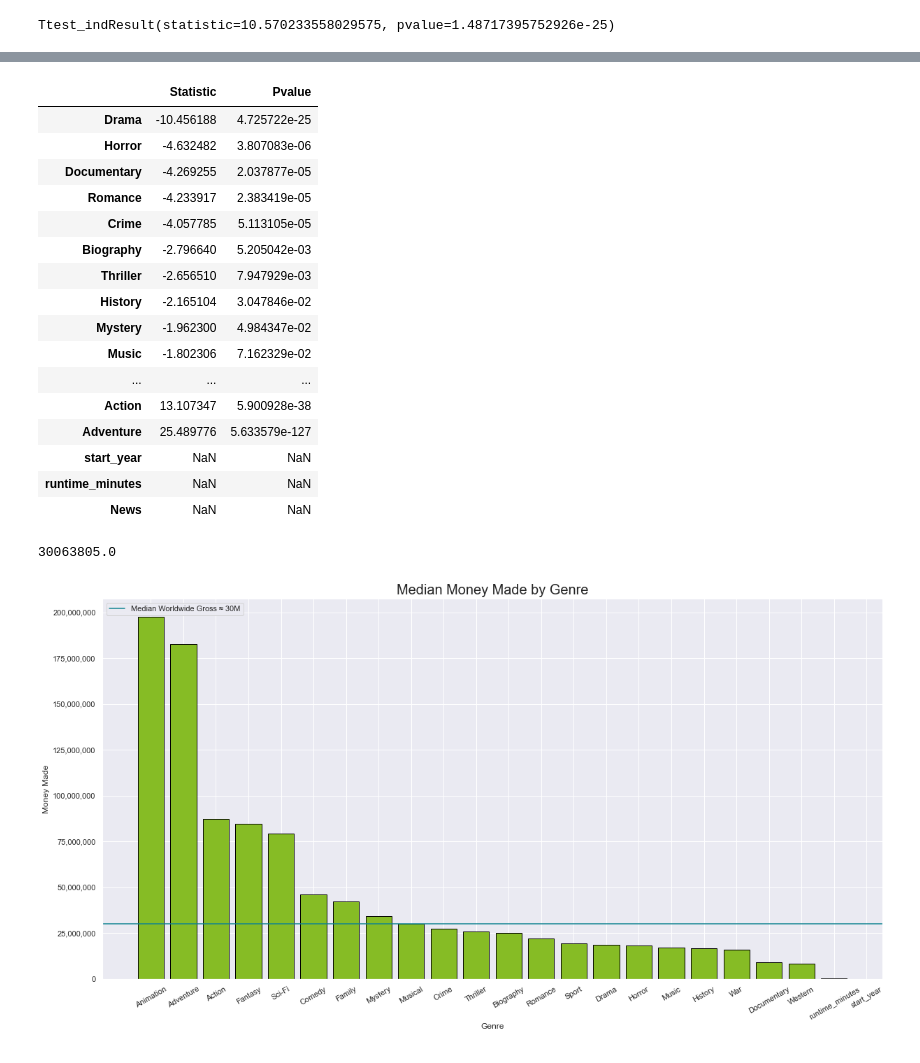
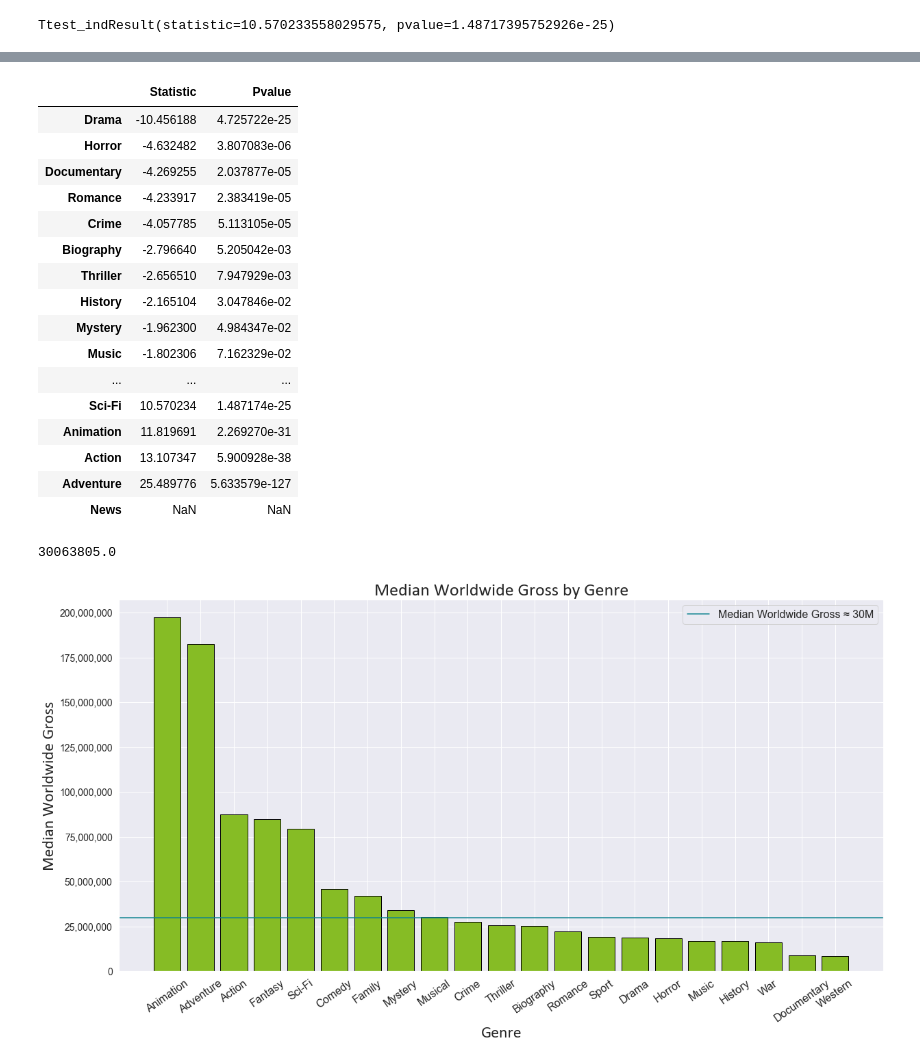
Before and after one commit to racday/ai-capstone, a Jupyter notebook: index.ipynb, the cells around one changed output, grey strips where cells are left out. Cells and saved outputs as stored; diff of their text form; code cells hidden in the pictures.

```diff
--- a/index.ipynb
+++ b/index.ipynb
@@ -241,7 +265,7 @@ rating_and_budgets= (
         rating_and_budgets.genres.str.join('|').str.get_dummies()))
 # %%
 #Gets the counts or all of the genre categories
-counts = rating_and_budgets.iloc[:,14:42].sum()
+counts = rating_and_budgets.iloc[:,16:42].sum()
 #Highest counts - Drama, comedy
 print(counts)
 # %% [output]
@@ -416,10 +440,10 @@ tscores.sort_values('Statistic')
 | Mystery | -1.962300 | 4.984347e-02 |
 | Music | -1.802306 | 7.162329e-02 |
 | ... | ... | ... |
+| Sci-Fi | 10.570234 | 1.487174e-25 |
+| Animation | 11.819691 | 2.269270e-31 |
 | Action | 13.107347 | 5.900928e-38 |
 | Adventure | 25.489776 | 5.633579e-127 |
-| start_year | NaN | NaN |
-| runtime_minutes | NaN | NaN |
 | News | NaN | NaN |
 # %%
 #len(counts.index)
@@ -429,37 +453,49 @@ rating_and_budgets['worldwide_gross'].median()
 # %%
 #Sets the theme to seaborn
 sns.set_theme()
+
+#Set a default font
+font = {'fontname':'Calibri'}
 
 #Remove News as there is only 1 sample
 cleaned_stats = movie_stats.drop(
     index='News').sort_values('Medians', ascending=False)
 
 #Create figure
 fig, ax = plt.subplots(figsize=(20,10))
 
 #Create a bar plot for all of the medians for each genre
 ax.bar(range(0,len(cleaned_stats['Medians'])),
-       list(cleaned_stats['Medians']), color = '#86BC25',edgecolor = "black")
+       list(cleaned_stats['Medians']),
+       color = '#86BC25',
+       edgecolor = "black")
 
 #Creates the xticks
 ax.set_xticks(range(0,len(cleaned_stats['Medians'])))
-ax.set_xticklabels(list(cleaned_stats.index.values), rotation = 30)
+ax.set_xticklabels(list(cleaned_stats.index.values),
+                   rotation = 35,
+                   fontsize = 16)
 
 #Sets the tables and the titles
-ax.set_xlabel('Genre')
-ax.set_ylabel('Money Made')
-ax.set_title('Median Money Made by Genre', fontsize=20)
-#Cleans up the formatting of
+ax.set_xlabel('Genre', fontsize = 24,**font)
+ax.set_ylabel('Median Worldwide Gross', fontsize=24,**font)
+ax.set_title('Median Worldwide Gross by Genre', fontsize=26,**font)
+
+#Cleans up the formatting of ticks
 ax.get_yaxis().set_major_formatter(
     matplotlib.ticker.FuncFormatter(lambda x, p: format(int(x), ',')))
+plt.yticks(fontsize=14)
 
 #plot median income line
 plt.axhline(y = rating_and_budgets['worldwide_gross'].median(),
             color = '#0D8390', linestyle = '-',
             label = 'Median Worldwide Gross ≈ 30M')
+
 #Shows the legend
-ax.legend()
+ax.legend(prop={'size': 16})
+#Set the legend font
+matplotlib.rc('font',family='Times New Roman')
 
 plt.show()
 # %% [output]
-[figure, old version]
+[figure, new version]
```
Also changed, not shown: parts of 8 cells of this notebook.
